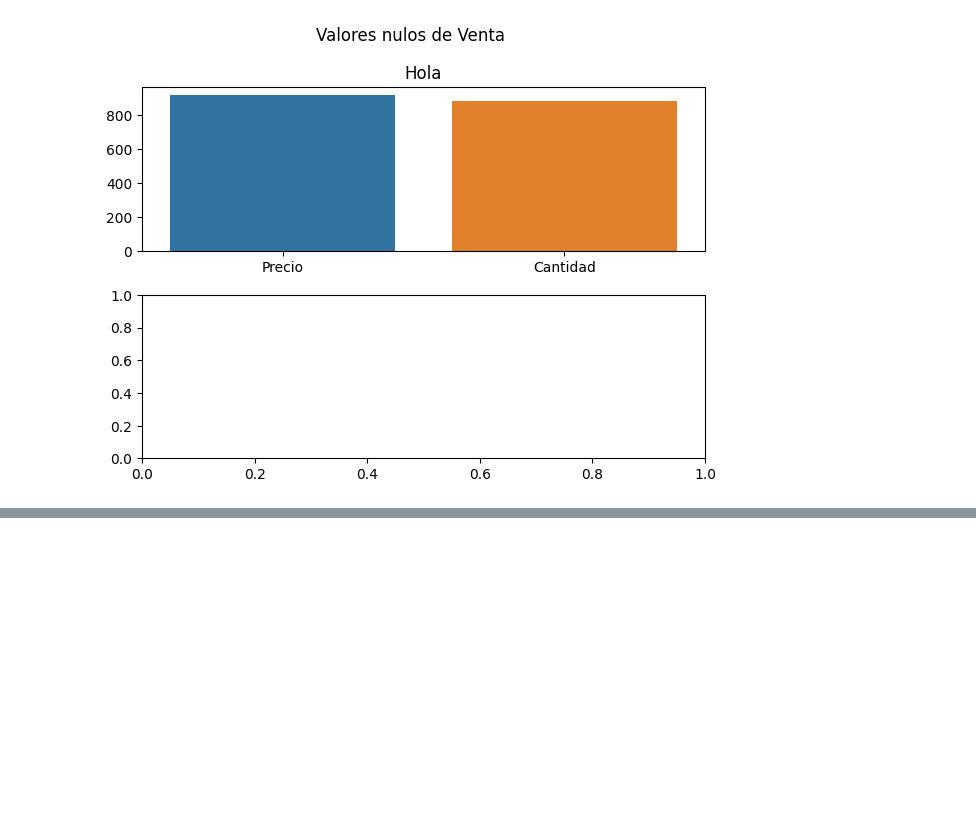
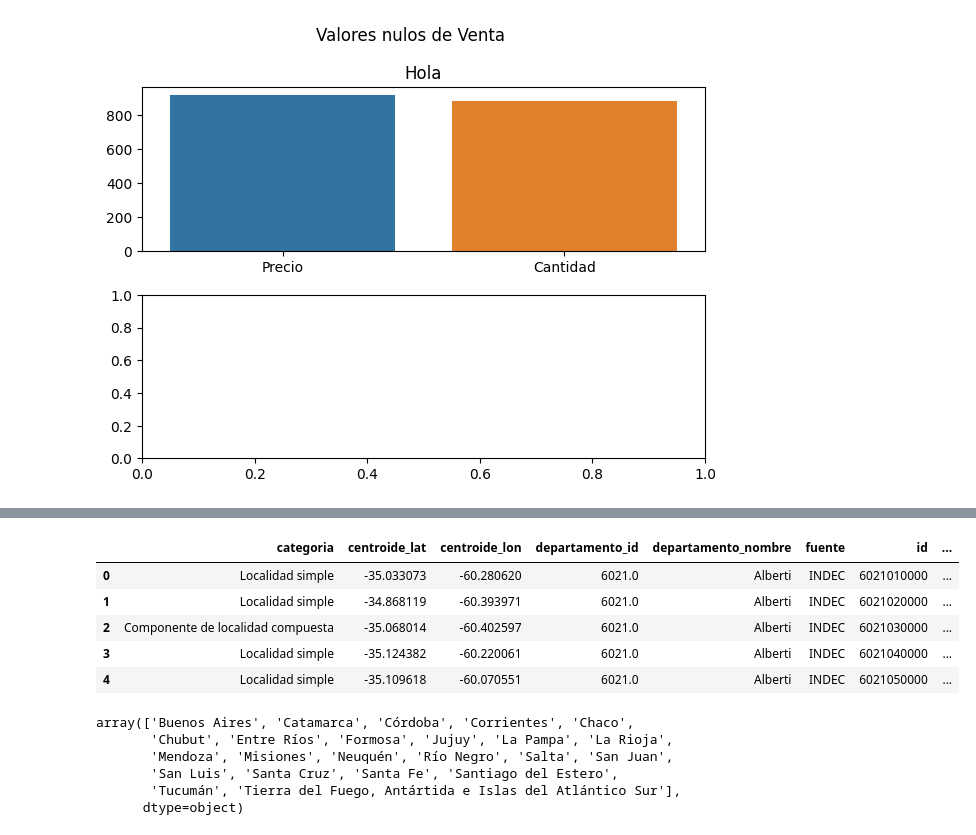
Before and after one commit to MasamioNakada/etl_e-commerce, a Jupyter notebook: main.ipynb, the cells around one changed output, grey strips where cells are left out. Saved outputs shown, nothing was run; the diff lists cells and outputs as text; code cells hidden in the pictures; blank space fills up the shorter version.

```diff
--- a/main.ipynb
+++ b/main.ipynb
@@ -143,0 +69,24 @@ id_to_int_iter(data_dict, labels)
+# %%
+df_localidades = pd.read_csv('in/Localidades.csv')
+df_localidades.head(5)
+# %% [output]
+|  | categoria | centroide_lat | centroide_lon | departamento_id | departamento_nombre | fuente | id | ... |
+| 0 | Localidad simple | -35.033073 | -60.280620 | 6021.0 | Alberti | INDEC | 6021010000 | ... |
+| 1 | Localidad simple | -34.868119 | -60.393971 | 6021.0 | Alberti | INDEC | 6021020000 | ... |
+| 2 | Componente de localidad compuesta | -35.068014 | -60.402597 | 6021.0 | Alberti | INDEC | 6021030000 | ... |
+| 3 | Localidad simple | -35.124382 | -60.220061 | 6021.0 | Alberti | INDEC | 6021040000 | ... |
+| 4 | Localidad simple | -35.109618 | -60.070551 | 6021.0 | Alberti | INDEC | 6021050000 | ... |
+# %%
+
+df_localidades.categoria.unique()
+df_localidades.departamento_nombre.unique()
+df_localidades.municipio_nombre.unique()
+df_localidades.nombre.unique()
+df_localidades.provincia_nombre.unique()
+# %% [output]
+array(['Buenos Aires', 'Catamarca', 'Córdoba', 'Corrientes', 'Chaco',
+       'Chubut', 'Entre Ríos', 'Formosa', 'Jujuy', 'La Pampa', 'La Rioja',
+       'Mendoza', 'Misiones', 'Neuquén', 'Río Negro', 'Salta', 'San Juan',
+       'San Luis', 'Santa Cruz', 'Santa Fe', 'Santiago del Estero',
+       'Tucumán', 'Tierra del Fuego, Antártida e Islas del Atlántico Sur'],
+      dtype=object)
```
Also changed, not shown: parts of 8 cells of this notebook, 3 other files.
